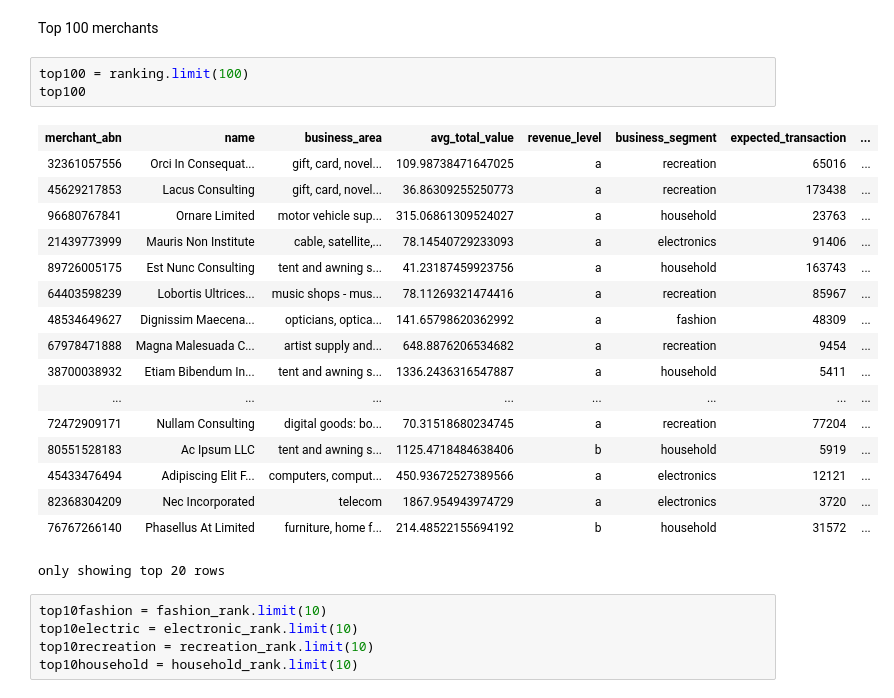
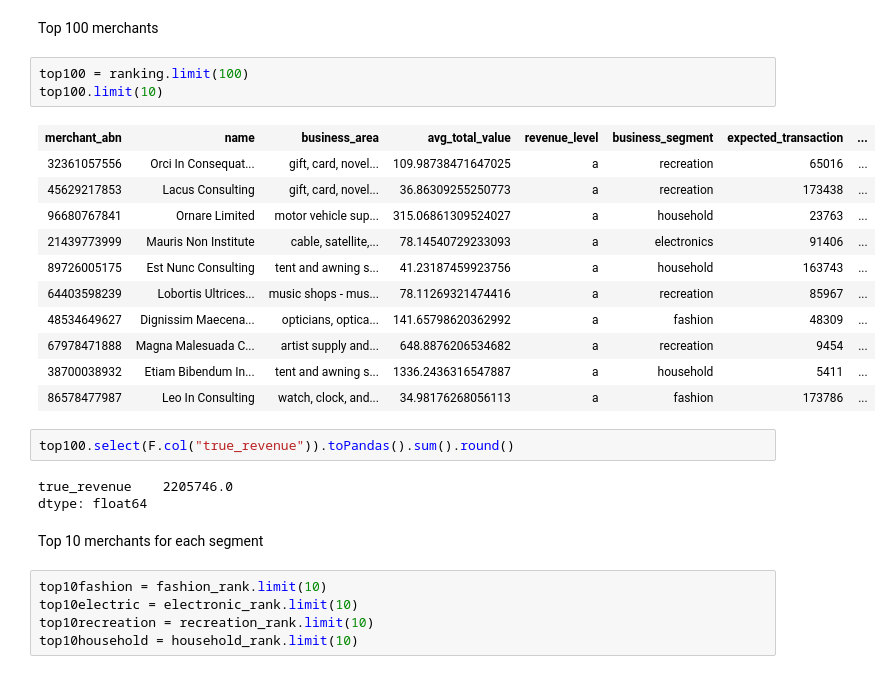
Before and after one commit to MAST30034-Applied-Data-Science/generic-buy-now-pay-later-project-group-45, a Jupyter notebook: notebooks/ranking.ipynb, the cells around one changed output. Drawn from its saved outputs; the diff is of its cells as text.

```diff
--- a/notebooks/ranking.ipynb
+++ b/notebooks/ranking.ipynb
@@ -185,25 +83,26 @@ only showing top 20 rows
 Top 100 merchants
 # %%
 top100 = ranking.limit(100)
-top100
+top100.limit(10)
 # %% [output]
 | merchant_abn | name | business_area | avg_total_value | revenue_level | business_segment | expected_transaction | ... |
 | 32361057556 | Orci In Consequat... | gift, card, novel... | 109.98738471647025 | a | recreation | 65016 | ... |
 | 45629217853 | Lacus Consulting | gift, card, novel... | 36.86309255250773 | a | recreation | 173438 | ... |
 | 96680767841 | Ornare Limited | motor vehicle sup... | 315.06861309524027 | a | household | 23763 | ... |
 | 21439773999 | Mauris Non Institute | cable, satellite,... | 78.14540729233093 | a | electronics | 91406 | ... |
 | 89726005175 | Est Nunc Consulting | tent and awning s... | 41.23187459923756 | a | household | 163743 | ... |
 | 64403598239 | Lobortis Ultrices... | music shops - mus... | 78.11269321474416 | a | recreation | 85967 | ... |
 | 48534649627 | Dignissim Maecena... | opticians, optica... | 141.65798620362992 | a | fashion | 48309 | ... |
 | 67978471888 | Magna Malesuada C... | artist supply and... | 648.8876206534682 | a | recreation | 9454 | ... |
 | 38700038932 | Etiam Bibendum In... | tent and awning s... | 1336.2436316547887 | a | household | 5411 | ... |
-| ... | ... | ... | ... | ... | ... | ... | ... |
-| 72472909171 | Nullam Consulting | digital goods: bo... | 70.31518680234745 | a | recreation | 77204 | ... |
-| 80551528183 | Ac Ipsum LLC | tent and awning s... | 1125.4718484638406 | b | household | 5919 | ... |
-| 45433476494 | Adipiscing Elit F... | computers, comput... | 450.93672527389566 | a | electronics | 12121 | ... |
-| 82368304209 | Nec Incorporated | telecom | 1867.954943974729 | a | electronics | 3720 | ... |
-| 76767266140 | Phasellus At Limited | furniture, home f... | 214.48522155694192 | b | household | 31572 | ... |
+| 86578477987 | Leo In Consulting | watch, clock, and... | 34.98176268056113 | a | fashion | 173786 | ... |
-only showing top 20 rows
+# %%
+top100.select(F.col("true_revenue")).toPandas().sum().round()
+# %% [output]
+true_revenue    2205746.0
+dtype: float64
+# %% [markdown]
+Top 10 merchants for each segment
 # %%
 top10fashion = fashion_rank.limit(10)
 top10electric = electronic_rank.limit(10)
```
Also changed, not shown: parts of 29 cells of this notebook.
